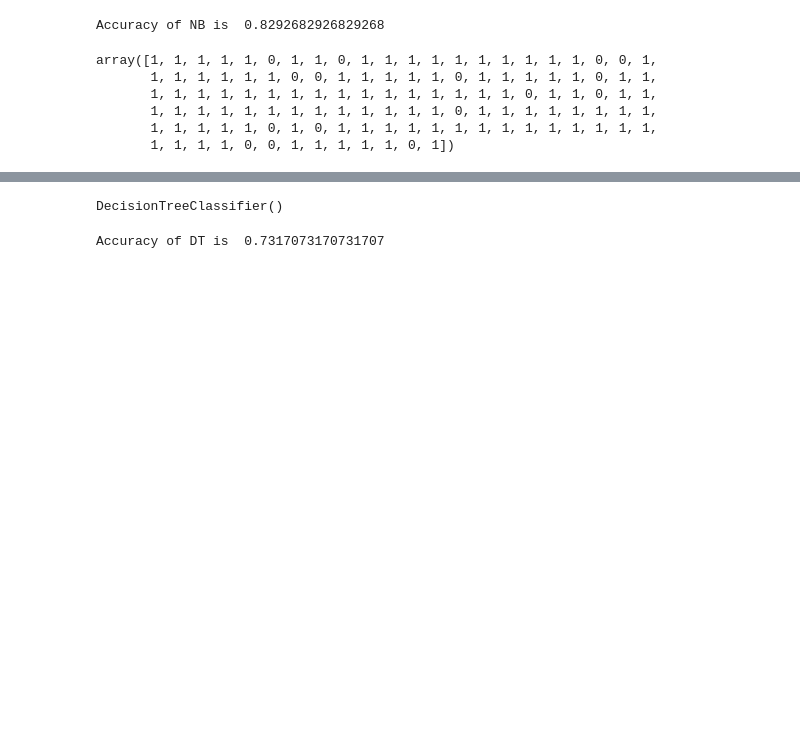
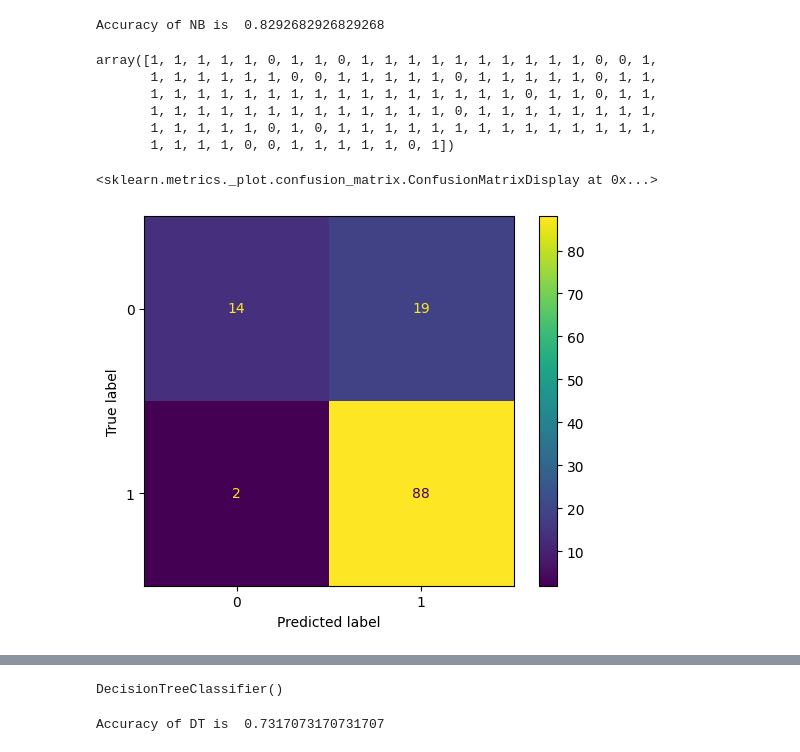
Before and after one commit to DilinaCP/Loan-Prediction-Machine-Learning, a Jupyter notebook: Loan-Prediction-Machine-Learning.ipynb, the cells around one changed output, grey strips where cells are left out. Drawn from its saved outputs; the diff is of its cells as text; code cells hidden in the pictures; blank space fills up the shorter version.

```diff
--- a/Loan-Prediction-Machine-Learning.ipynb
+++ b/Loan-Prediction-Machine-Learning.ipynb
@@ -454,3 +502,19 @@ array([1, 1, 1, 1, 1, 0, 1, 1, 0, 1, 1, 1, 1, 1, 1, 1, 1, 1, 1, 0, 0, 1,
        1, 1, 1, 1, 1, 1, 1, 1, 1, 1, 1, 1, 1, 0, 1, 1, 1, 1, 1, 1, 1, 1,
        1, 1, 1, 1, 1, 0, 1, 0, 1, 1, 1, 1, 1, 1, 1, 1, 1, 1, 1, 1, 1, 1,
        1, 1, 1, 1, 0, 0, 1, 1, 1, 1, 1, 0, 1])
+# %%
+# Importing the necessary functions for calculating and displaying the confusion matrix
+from sklearn.metrics import confusion_matrix
+from sklearn.metrics import ConfusionMatrixDisplay
+
+# Calculate the confusion matrix comparing true labels (y_test) with predicted labels (y_pred_nb)
+cm = confusion_matrix(y_test, y_pred, labels = nb_clf.classes_)
+
+# Create a ConfusionMatrixDisplay object to plot the confusion matrix
+disp = ConfusionMatrixDisplay(cm, display_labels = nb_clf.classes_)
+
+# Display the confusion matrix plot
+disp.plot()
+# %% [output]
+<sklearn.metrics._plot.confusion_matrix.ConfusionMatrixDisplay at 0x...>
+[figure, added]
```
Also changed, not shown: parts of 13 cells of this notebook.
